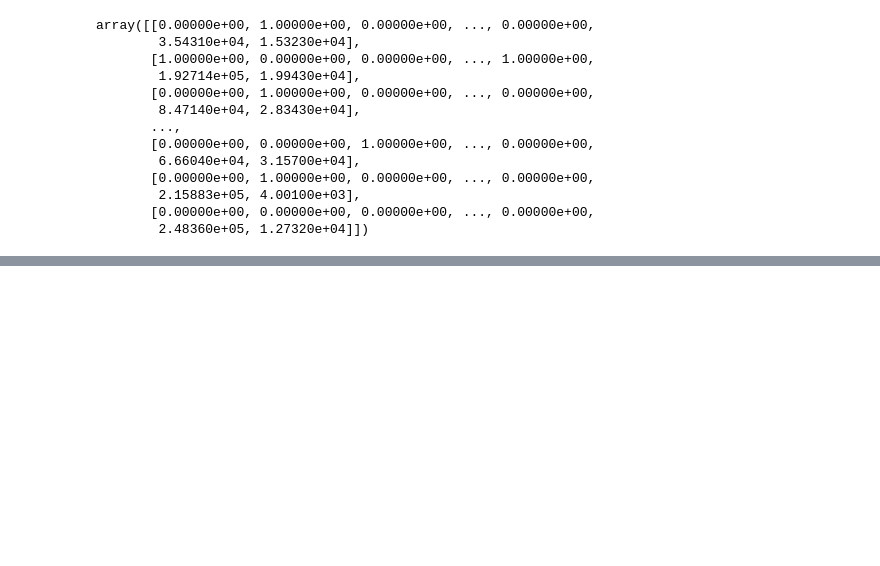
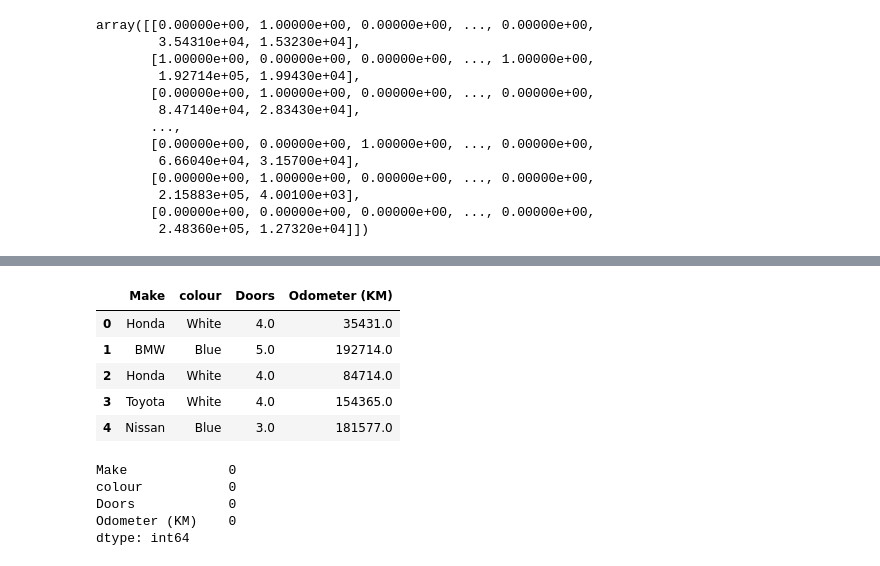
Before and after one commit to Psp29onetwo/ML_Playground, a Jupyter notebook: introduction-to-scikit-learn-in-detail.ipynb, the cells around one changed output, grey strips where cells are left out. Cells and saved outputs as stored; diff of their text form; code cells hidden in the pictures; blank space fills up the shorter version.

```diff
--- a/introduction-to-scikit-learn-in-detail.ipynb
+++ b/introduction-to-scikit-learn-in-detail.ipynb
@@ -340,0 +341,4 @@ array([[0.00000e+00, 1.00000e+00, 0.00000e+00, ..., 0.00000e+00,
+# %%
+# Reimport car sales missing dataset
+car_sales_missing_extended = pd.read_csv("data/car-sales-extended-missing-data.csv")
+car_sales_missing_extended.isna().sum()
@@ -340,0 +352,4 @@ array([[0.00000e+00, 1.00000e+00, 0.00000e+00, ..., 0.00000e+00,
+# %%
+# Drop rows with no laebles
+car_sales_missing_extended.dropna(subset=["Price"], inplace=True)
+car_sales_missing_extended.isna().sum()
@@ -340,0 +363,29 @@ array([[0.00000e+00, 1.00000e+00, 0.00000e+00, ..., 0.00000e+00,
+# %%
+# Split into X and y
+X = car_sales_missing_extended.drop("Price", axis=1)
+y = car_sales_missing_extended["Price"]
+# %%
+# Fill the missing values with scikit-learn
+from sklearn.impute import SimpleImputer
+from sklearn.compose import ColumnTransformer
+
+# Fill the categorical values aka (Make, Colour and Doors) with 'missing' and numerical values aka (Odometer (KM)) with mean
+cat_imputer = SimpleImputer(strategy="constant", fill_value="missing")
+door_imputer = SimpleImputer(strategy="constant", fill_value=4)
+num_imputer = SimpleImputer(strategy="mean")
+
+# Define columns
+cat_features = ["Make", "Colour"]
+door_features = ["Doors"]
+num_features = ["Odometer (KM)"]
+
+# Creating a imputer (something that fills missing data)
+imputer = ColumnTransformer([
+    ("cat_imputer", cat_imputer, cat_features),
+    ("door_imputer", door_imputer, door_features),
+    ("num_imputer", num_imputer, num_features)
+])
+
+# Transform the data
+filled_X = imputer.fit_transform(X)
+filled_X
@@ -340,0 +400,18 @@ array([[0.00000e+00, 1.00000e+00, 0.00000e+00, ..., 0.00000e+00,
+# %%
+car_sales_filled = pd.DataFrame(filled_X, columns=["Make", "colour", "Doors", "Odometer (KM)"])
+car_sales_filled.head()
+# %% [output]
+|  | Make | colour | Doors | Odometer (KM) |
+| 0 | Honda | White | 4.0 | 35431.0 |
+| 1 | BMW | Blue | 5.0 | 192714.0 |
+| 2 | Honda | White | 4.0 | 84714.0 |
+| 3 | Toyota | White | 4.0 | 154365.0 |
+| 4 | Nissan | Blue | 3.0 | 181577.0 |
+# %%
+car_sales_filled.isna().sum()
+# %% [output]
+Make             0
+colour           0
+Doors            0
+Odometer (KM)    0
+dtype: int64
```
Also changed, not shown: parts of 53 cells of this notebook, 1 other file.
